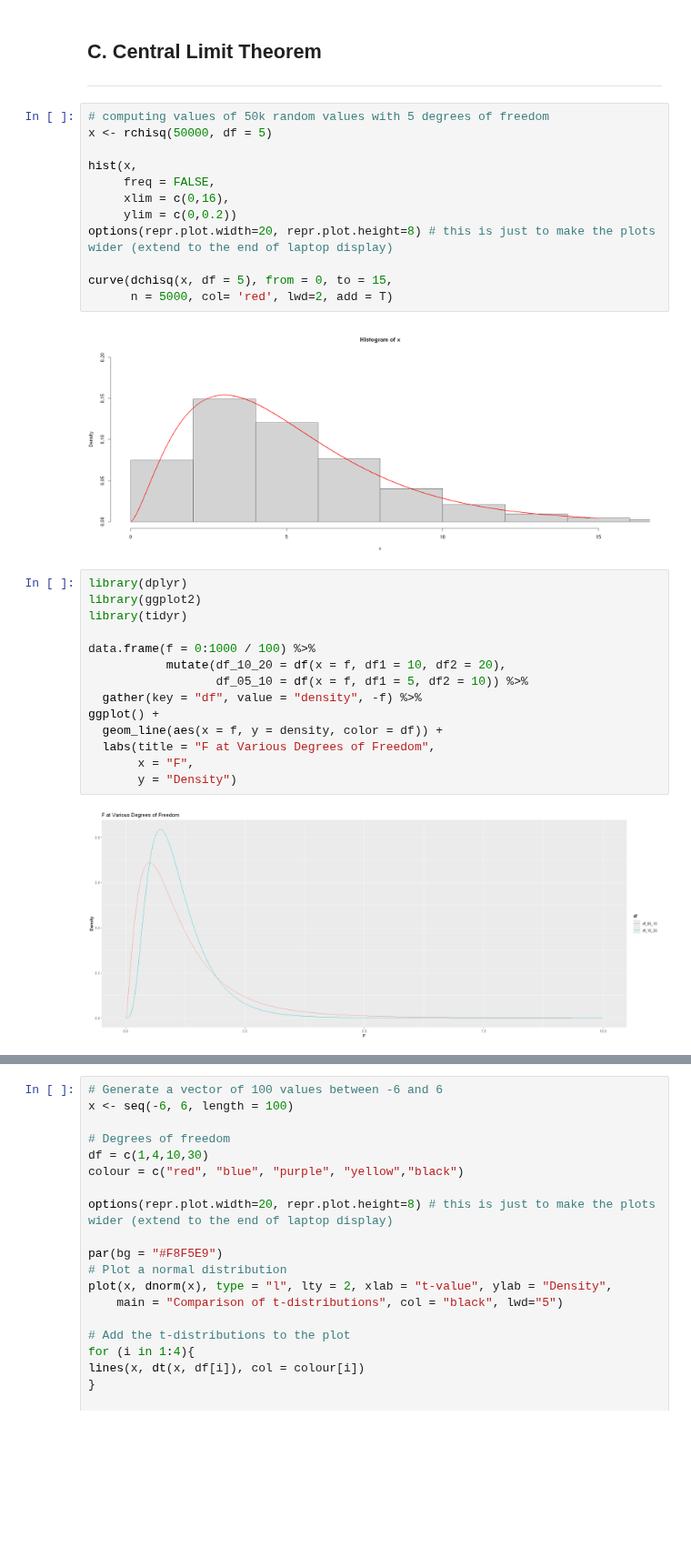
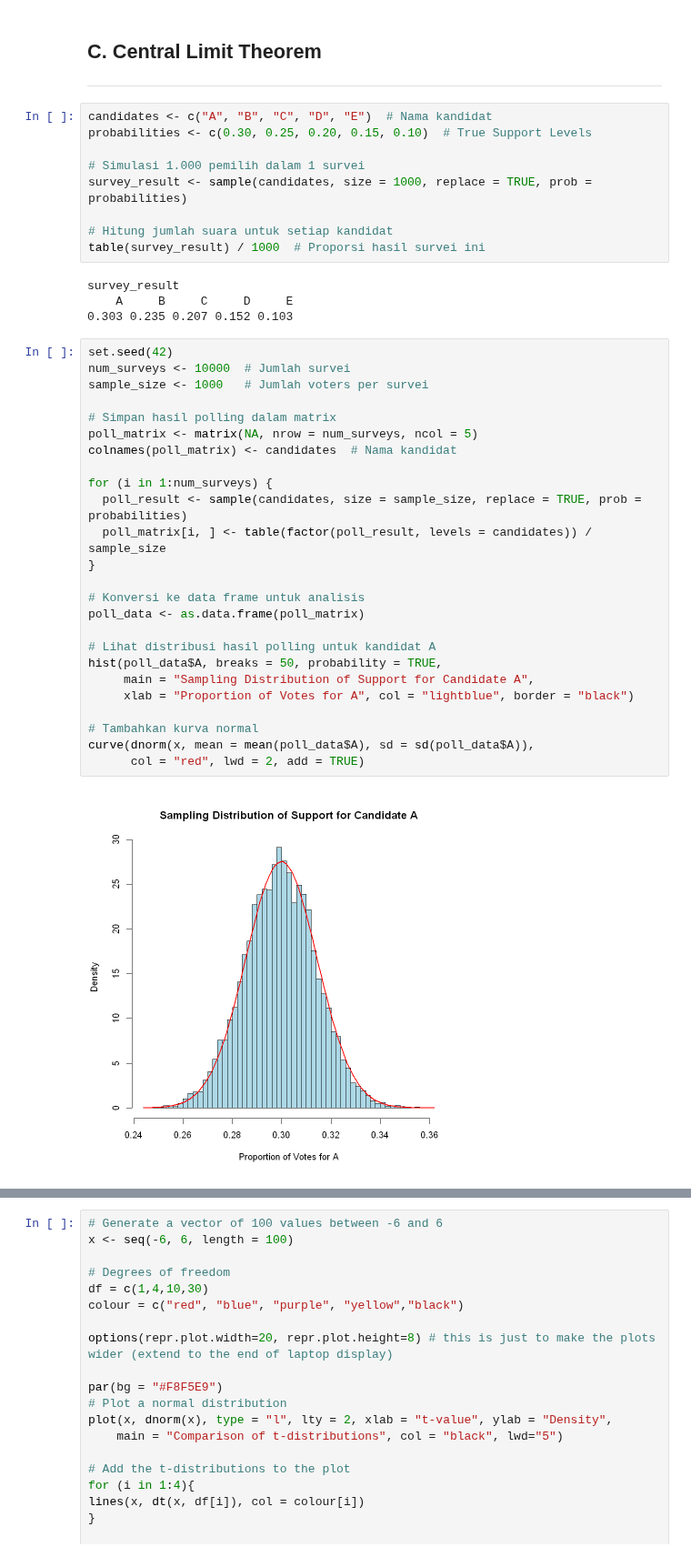
Before and after one commit to ansyaku/Statistika3_UGM_ipynb, a Jupyter notebook: Tugas Pertemuan 6 Statistika.ipynb, the cells around one changed output, grey strips where cells are left out. Shown at 91% size. Drawn from its saved outputs; the diff is of its cells as text; blank space fills up the shorter version.

```diff
--- a/Tugas Pertemuan 6 Statistika.ipynb
+++ b/Tugas Pertemuan 6 Statistika.ipynb
@@ -34,33 +34,43 @@ Binomial Distribution is a probability distribution used to model the number of
 ## **C. Central Limit Theorem**<a class="anchor" id="a"></a>
 <hr>
 # %%
-# computing values of 50k random values with 5 degrees of freedom
-x <- rchisq(50000, df = 5)
+candidates <- c("A", "B", "C", "D", "E")  # Nama kandidat
+probabilities <- c(0.30, 0.25, 0.20, 0.15, 0.10)  # True Support Levels
 
-hist(x,
-     freq = FALSE,
-     xlim = c(0,16),
-     ylim = c(0,0.2))
-options(repr.plot.width=20, repr.plot.height=8) # this is just to make the plots wider (extend to the end of laptop display)
+# Simulasi 1.000 pemilih dalam 1 survei
+survey_result <- sample(candidates, size = 1000, replace = TRUE, prob = probabilities)
 
-curve(dchisq(x, df = 5), from = 0, to = 15,
-      n = 5000, col= 'red', lwd=2, add = T)
+# Hitung jumlah suara untuk setiap kandidat
+table(survey_result) / 1000  # Proporsi hasil survei ini
 # %% [output]
-[figure, removed]
+survey_result
+    A     B     C     D     E
+0.303 0.235 0.207 0.152 0.103
-# %%
-library(dplyr)
-library(ggplot2)
-library(tidyr)
-
-data.frame(f = 0:1000 / 100) %>%
-           mutate(df_10_20 = df(x = f, df1 = 10, df2 = 20),
-                  df_05_10 = df(x = f, df1 = 5, df2 = 10)) %>%
-  gather(key = "df", value = "density", -f) %>%
-ggplot() +
-  geom_line(aes(x = f, y = density, color = df)) +
-  labs(title = "F at Various Degrees of Freedom",
-       x = "F",
-       y = "Density")
-# %% [output]
-[figure, removed]
+# %%
+set.seed(42)
+num_surveys <- 10000  # Jumlah survei
+sample_size <- 1000   # Jumlah voters per survei
+
+# Simpan hasil polling dalam matrix
+poll_matrix <- matrix(NA, nrow = num_surveys, ncol = 5)
+colnames(poll_matrix) <- candidates  # Nama kandidat
+
+for (i in 1:num_surveys) {
+  poll_result <- sample(candidates, size = sample_size, replace = TRUE, prob = probabilities)
+  poll_matrix[i, ] <- table(factor(poll_result, levels = candidates)) / sample_size
+}
+
+# Konversi ke data frame untuk analisis
+poll_data <- as.data.frame(poll_matrix)
+
+# Lihat distribusi hasil polling untuk kandidat A
+hist(poll_data$A, breaks = 50, probability = TRUE,
+     main = "Sampling Distribution of Support for Candidate A",
+     xlab = "Proportion of Votes for A", col = "lightblue", border = "black")
+
+# Tambahkan kurva normal
+curve(dnorm(x, mean = mean(poll_data$A), sd = sd(poll_data$A)),
+      col = "red", lwd = 2, add = TRUE)
+# %% [output]
+[figure, added]
 # %%
```
Also changed, not shown: parts of 4 cells of this notebook, 1 other file.
